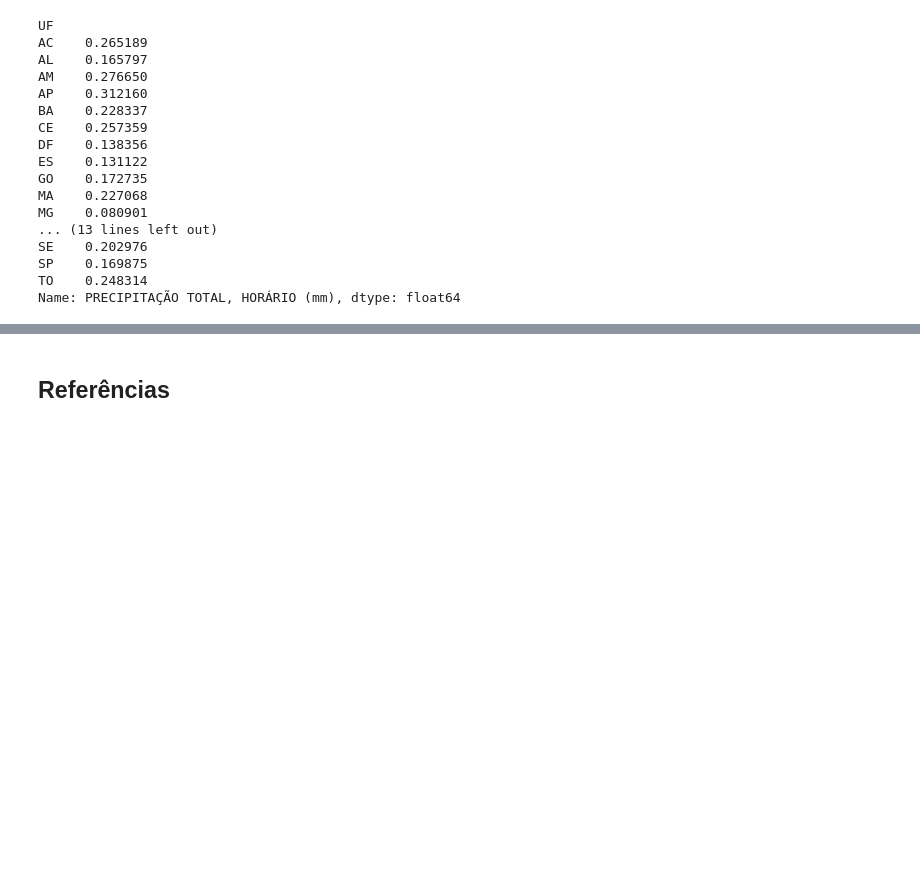
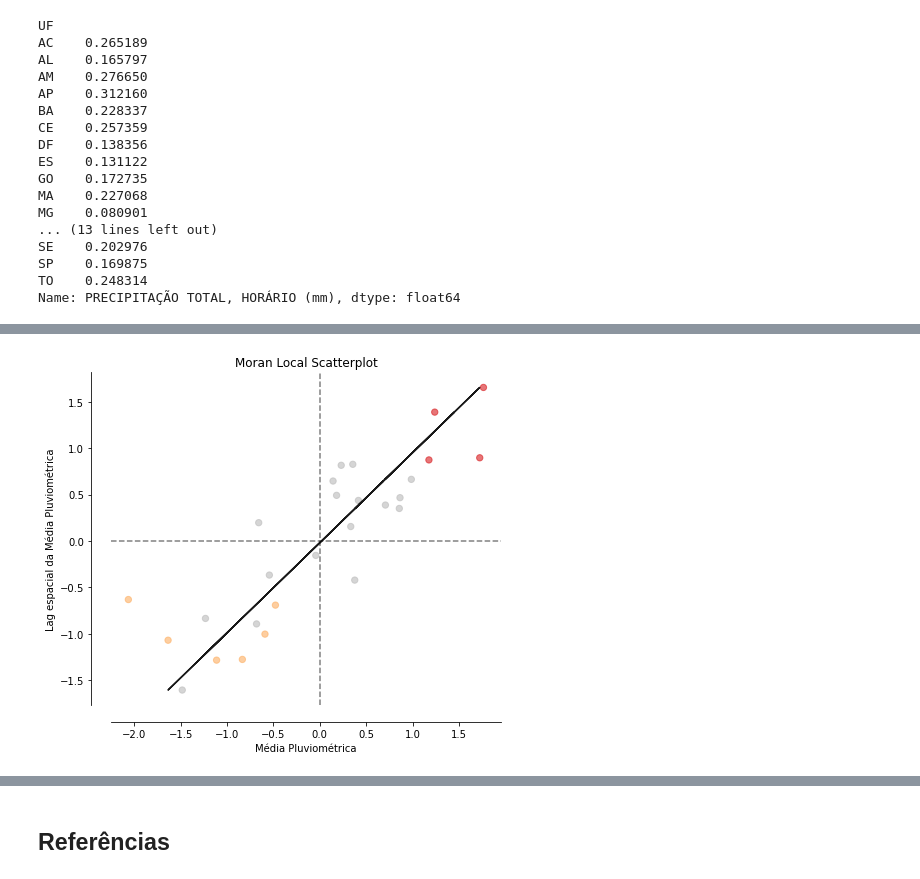
Before and after one commit to mpereiramoretti/pluviometria-analise-espacial, a Jupyter notebook: Pluviometria - Caso prático.ipynb, the cells around one changed output, grey strips where cells are left out. Saved outputs shown, nothing was run; the diff lists cells and outputs as text; code cells hidden in the pictures; blank space fills up the shorter version.

```diff
--- a/Pluviometria - Caso prático.ipynb
+++ b/Pluviometria - Caso prático.ipynb
@@ -362,0 +513,2 @@ Name: PRECIPITAÇÃO TOTAL, HORÁRIO (mm), dtype: float64
+# %%
+moran_loc = Moran_Local(y, weights)
@@ -362,0 +522,7 @@ Name: PRECIPITAÇÃO TOTAL, HORÁRIO (mm), dtype: float64
+# %%
+fig, ax = moran_scatterplot(moran_loc, p=0.05) # p: points colored by significance
+ax.set_xlabel('Média Pluviométrica')
+ax.set_ylabel('Lag espacial da Média Pluviométrica')
+plt.show()
+# %% [output]
+[figure, added]
```
Also changed, not shown: parts of 84 cells of this notebook.
